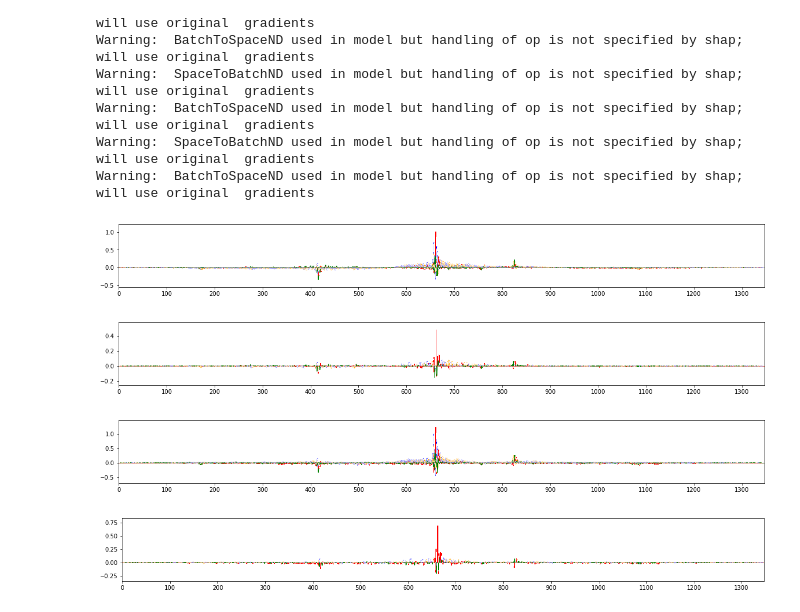
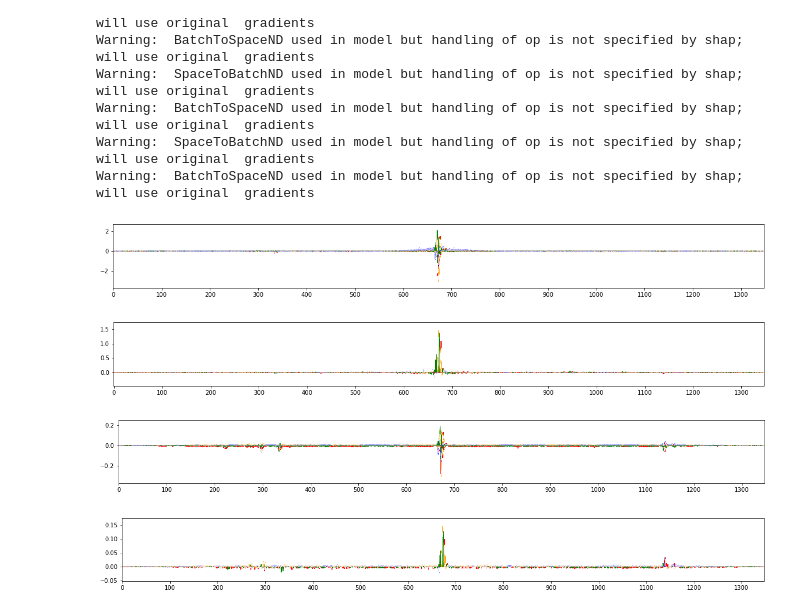
Before and after one commit to kundajelab/neural_motif_discovery, a Jupyter notebook: notebooks/compute_importance.ipynb, the cells around one changed output. Saved outputs shown, nothing was run; the diff lists cells and outputs as text; code cells hidden in the pictures.

```diff
--- a/notebooks/compute_importance.ipynb
+++ b/notebooks/compute_importance.ipynb
@@ -20,7 +20,7 @@ Using TensorFlow backend.
 # %%
 # Define the paths to the files and model, and some constants
 files_spec_path = "/users/amtseng/tfmodisco/data/processed/ENCODE/config/SPI1/SPI1_training_paths.json"
-model_path = "/users/amtseng/tfmodisco/models/trained_models/SPI1/35/model_ckpt_epoch_6.h5"
+model_path = "/users/amtseng/tfmodisco/models/trained_models/SPI1_fold1/1/model_ckpt_epoch_1.h5"
 
 reference_fasta = "/users/amtseng/genomes/hg38.fasta"
 chrom_sizes = "/users/amtseng/genomes/hg38.canon.chrom.sizes"
@@ -31,9 +31,8 @@ num_tasks = 4
 # Extract the file specs
 with open(files_spec_path, "r") as f:
     files_spec = json.load(f)
-peaks_bed = files_spec["train_peak_beds"][0]  # First peaks BED, arbitrarily
-prof_bigwigs = files_spec["prof_bigwigs"]
-assert num_tasks == len(prof_bigwigs) / 2
+peak_bed = files_spec["peak_beds"][0]  # First peaks BED, arbitrarily
+profile_hdf5 = files_spec["profile_hdf5"]
 # %%
 # Import the model
 model = train_profile_model.load_model(model_path, num_tasks, profile_length)
@@ -44,27 +62,17 @@ Use classes from `make_profile_dataset` to prepare positive and negative inputs.
 # Maps coordinates to 1-hot encoded sequence
 coords_to_seq = feature_util.CoordsToSeq(reference_fasta, center_size_to_use=input_length)
 
-# Maps coordinates to profiles, in order of BigWigs given in `prof_bigwigs`
-coords_to_vals_list = [
-    (
-        make_profile_dataset.CoordsToVals(path_1, profile_length),
-        make_profile_dataset.CoordsToVals(path_2, profile_length)
-    )
-    for path_1, path_2 in prof_bigwigs
-]
-def coords_to_profs(coords):
-    return np.stack([
-        np.stack([ctv_1(coords), ctv_2(coords)], axis=2)
-        for ctv_1, ctv_2 in coords_to_vals_list
-    ], axis=1)
+# Maps coordinates to profiles
+coords_to_vals = make_profile_dataset.CoordsToVals(profile_hdf5, profile_length)
+
 # Maps many coordinates to inputs sequences and profiles for the network
 def coords_to_network_inputs(coords):
     input_seq = coords_to_seq(coords)
-    profs = coords_to_profs(coords)
-    return input_seq, profs
+    profs = coords_to_vals(coords)
+    return input_seq, np.swapaxes(profs, 1, 2)
 # %%
 # Import set of positive peaks
-pos_coords_table = pd.read_csv(peaks_bed, sep="\t", header=None, compression="gzip")
+pos_coords_table = pd.read_csv(peak_bed, sep="\t", header=None, compression="gzip")
 # %% [markdown]
 ### Compute SHAP scores
 # %%
@@ -107,14 +115,14 @@ Warning:  BatchToSpaceND used in model but handling of op is not specified by sh
 # %%
 # Profile importance scores
 viz_sequence.plot_weights(prof_scores[0], subticks_frequency=100)
-viz_sequence.plot_weights(prof_scores[0] * input_seqs[1], subticks_frequency=100)
+viz_sequence.plot_weights(prof_scores[0] * input_seqs[0], subticks_frequency=100)
 # %% [output]
-[figure, old version]
+[figure, new version]
-[figure, old version]
+[figure, new version]
 # %%
 # Count importance scores
 viz_sequence.plot_weights(count_scores[0], subticks_frequency=100)
-viz_sequence.plot_weights(count_scores[0] * input_seqs[1], subticks_frequency=100)
+viz_sequence.plot_weights(count_scores[0] * input_seqs[0], subticks_frequency=100)
 # %% [output]
-[figure, old version]
+[figure, new version]
-[figure, old version]
+[figure, new version]
```
Also changed, not shown: parts of 1 cell of this notebook, 6 other files.
